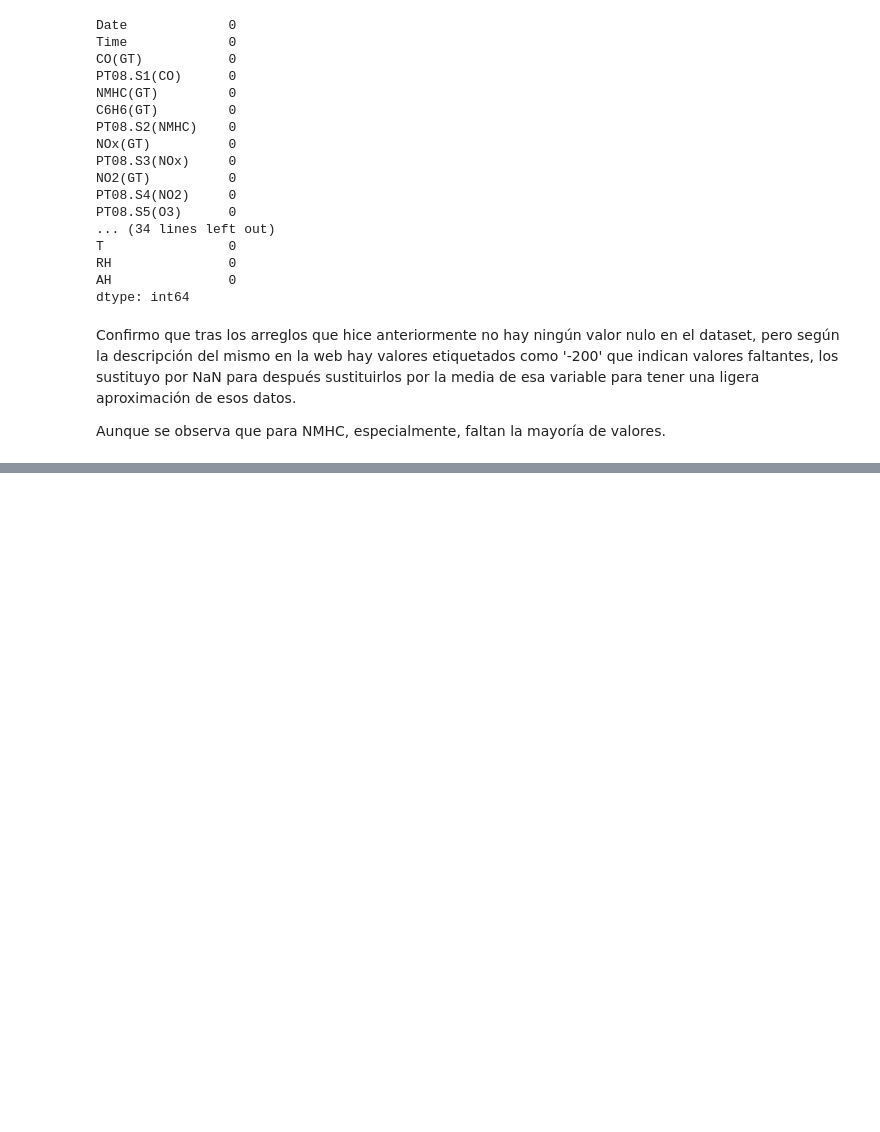
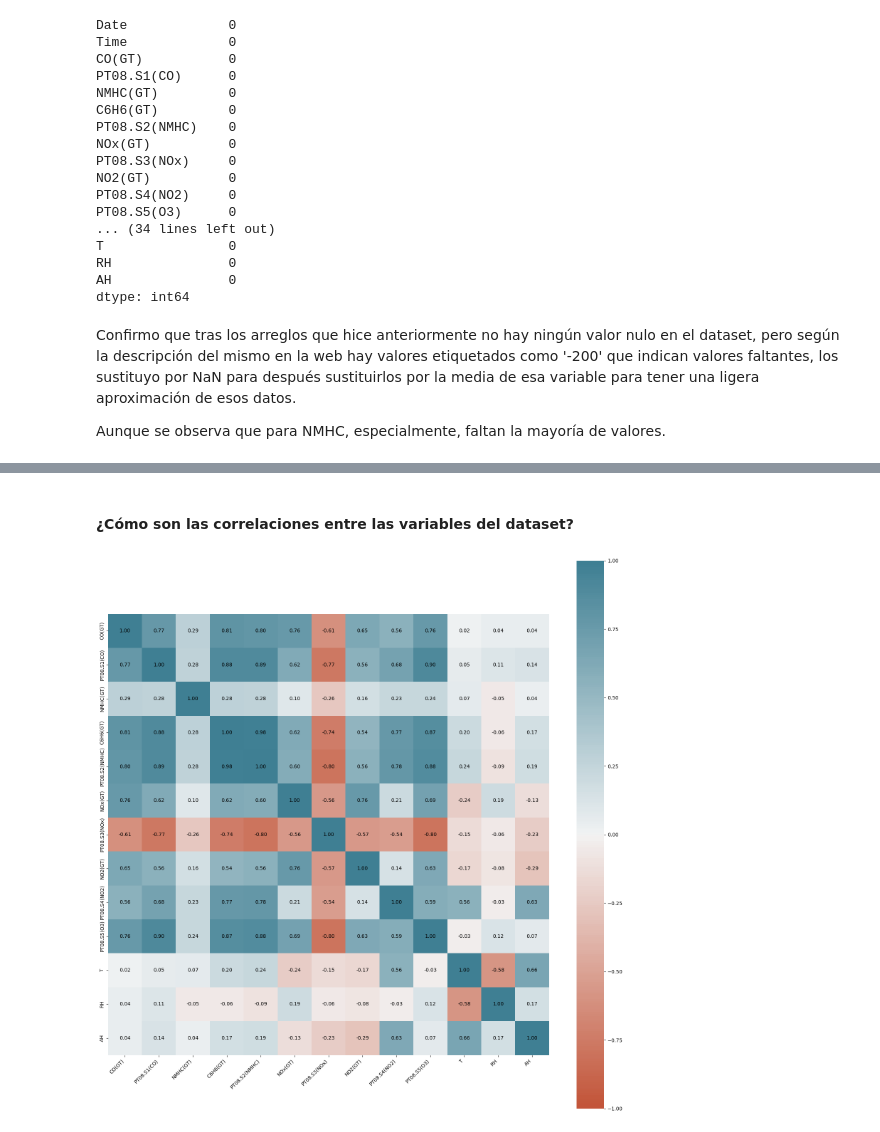
Before and after one commit to Rubenjme/air-quality-predictions-rf-lr, a Jupyter notebook: Regresión y árboles de decisión.ipynb, the cells around one changed output, grey strips where cells are left out. Saved outputs shown, nothing was run; the diff lists cells and outputs as text; code cells hidden in the pictures; blank space fills up the shorter version.

Commit message:
Realizado hasta el mapa de calor del EDA

```diff
--- a/Regresión y árboles de decisión.ipynb
+++ b/Regresión y árboles de decisión.ipynb
@@ -150,0 +193,25 @@ Aunque se observa que para NMHC, especialmente, faltan la mayoría de valores.
+# %% [markdown]
+#### ¿Cómo son las correlaciones entre las variables del dataset?
+# %%
+import seaborn as sns
+
+numeric_columns = dataset.select_dtypes(include=[np.number])
+corr = numeric_columns.corr()
+
+fig, ax = plt.subplots(figsize=(20, 20))
+
+#Generar mapa de calor
+cmap = sns.diverging_palette(20, 220, n=200)
+sns.heatmap(corr, ax=ax, cmap=cmap, vmin=-1, vmax=1, center=0,
+            square=True, annot=False, fmt=".2f")
+
+for i in range(len(corr.columns)):
+    for j in range(len(corr.columns)):
+        text = ax.text(j+0.5, i+0.5, f"{corr.iloc[i, j]:.2f}", ha="center", va="center", color="black")
+
+#Etiquetas de los ejes
+ax.set_xticklabels(corr.columns, rotation=45, horizontalalignment='right')
+ax.set_yticklabels(corr.columns)
+plt.show()
+# %% [output]
+[figure, added]
```
Also changed, not shown: parts of 8 cells of this notebook.
